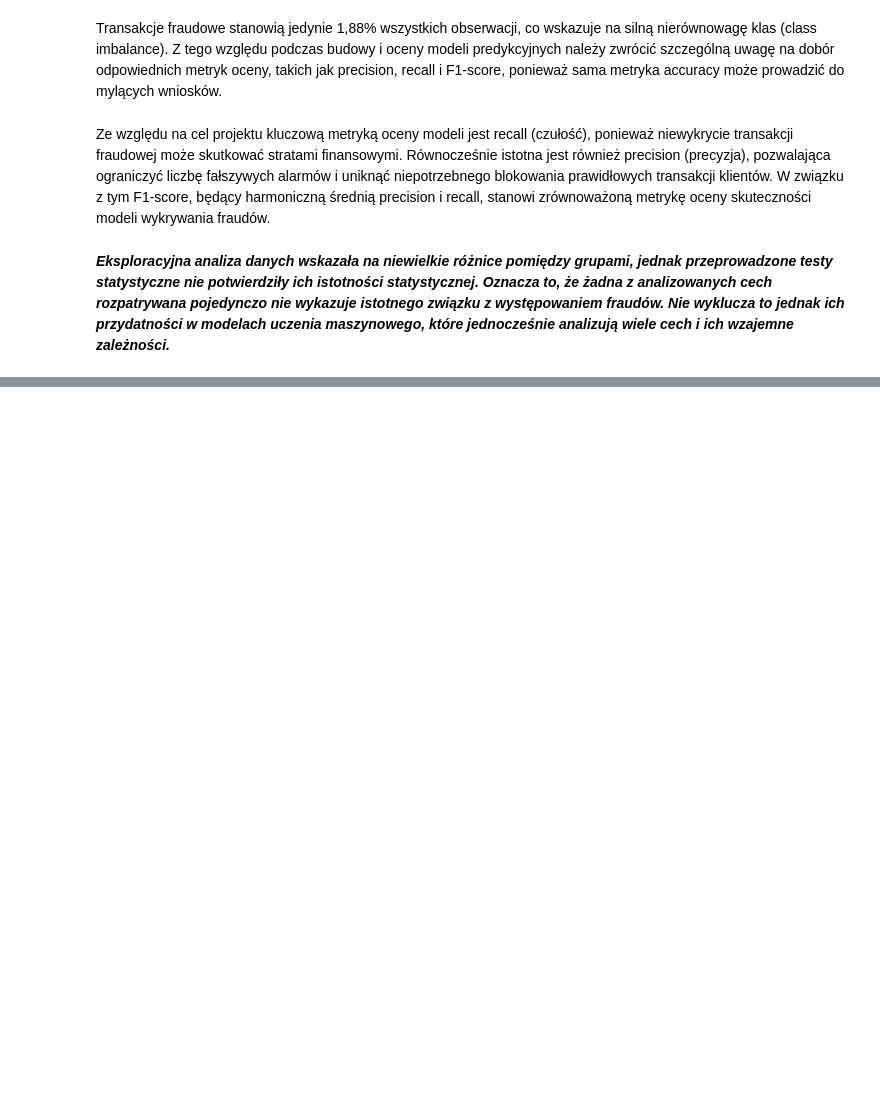
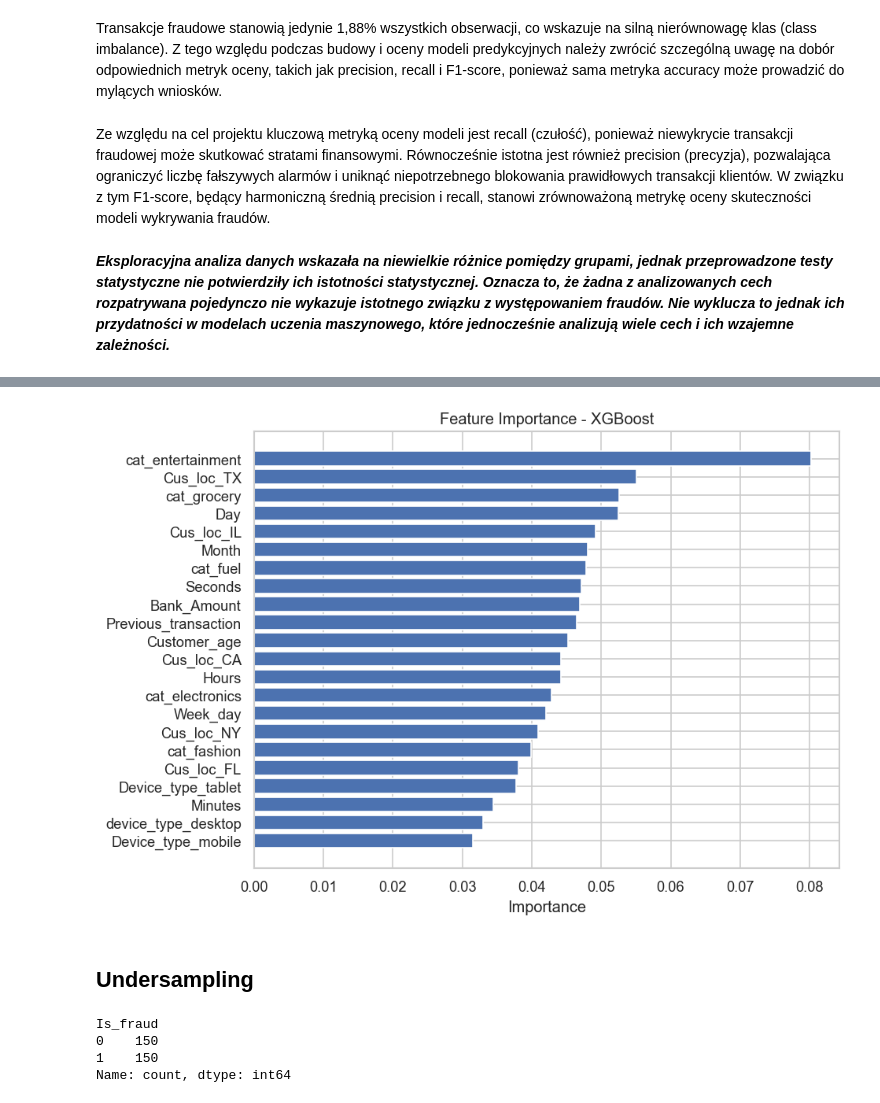
Before and after one commit to infoshareacademy/jdszr24-grupa-3, a Jupyter notebook: Fin_Brains_Notebook_1 (1).ipynb, the cells around one changed output, grey strips where cells are left out. Saved outputs shown, nothing was run; the diff lists cells and outputs as text; code cells hidden in the pictures; blank space fills up the shorter version.

```diff
--- a/Fin_Brains_Notebook_1 (1).ipynb
+++ b/Fin_Brains_Notebook_1 (1).ipynb
@@ -1015,0 +1402,12 @@ Ze względu na cel projektu kluczową metryką oceny modeli jest recall (czuło
+# %%
+feature_importance = pd.DataFrame({
+    "Feature": X_train.columns,
+    "Importance": xgb_model.feature_importances_
+})
+
+feature_importance = feature_importance.sort_values(
+    by="Importance",
+    ascending=False
+)
+
+feature_importance
@@ -1015,0 +1432,18 @@ Ze względu na cel projektu kluczową metryką oceny modeli jest recall (czuło
+# %%
+plt.figure(figsize=(8,6))
+
+plt.barh(
+    feature_importance["Feature"],
+    feature_importance["Importance"]
+)
+
+plt.xlabel("Importance")
+plt.title("Feature Importance - XGBoost")
+
+plt.gca().invert_yaxis()
+
+plt.show()
+# %% [output]
+[figure, added]
+# %% [markdown]
+## Undersampling
@@ -1015,0 +1461,7 @@ Ze względu na cel projektu kluczową metryką oceny modeli jest recall (czuło
+# %%
+print(y_train_under.value_counts())
+# %% [output]
+Is_fraud
+0    150
+1    150
+Name: count, dtype: int64
```
Also changed, not shown: parts of 63 cells of this notebook.
